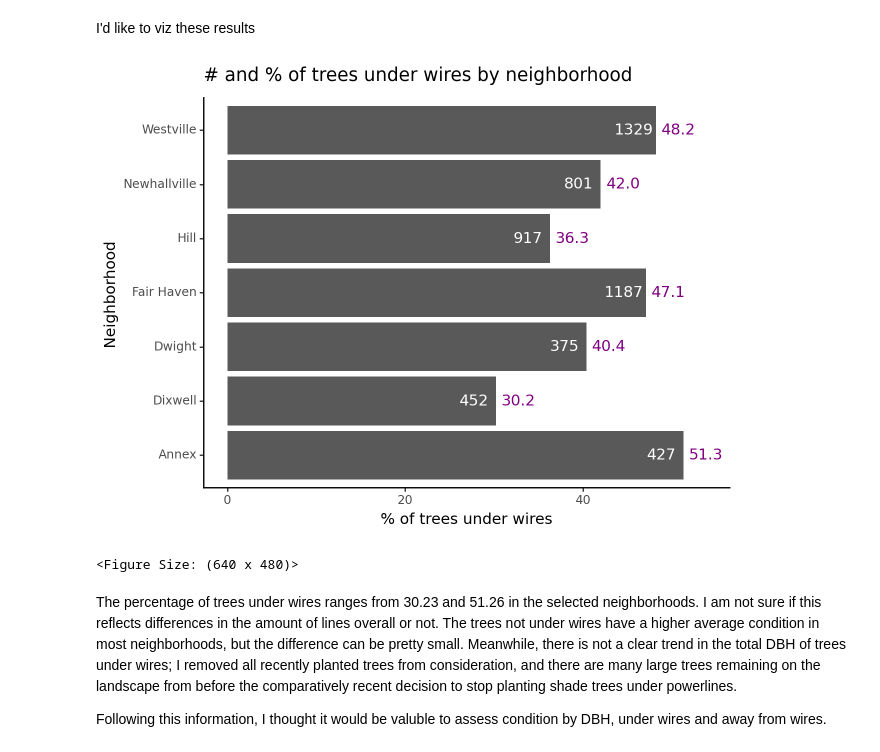
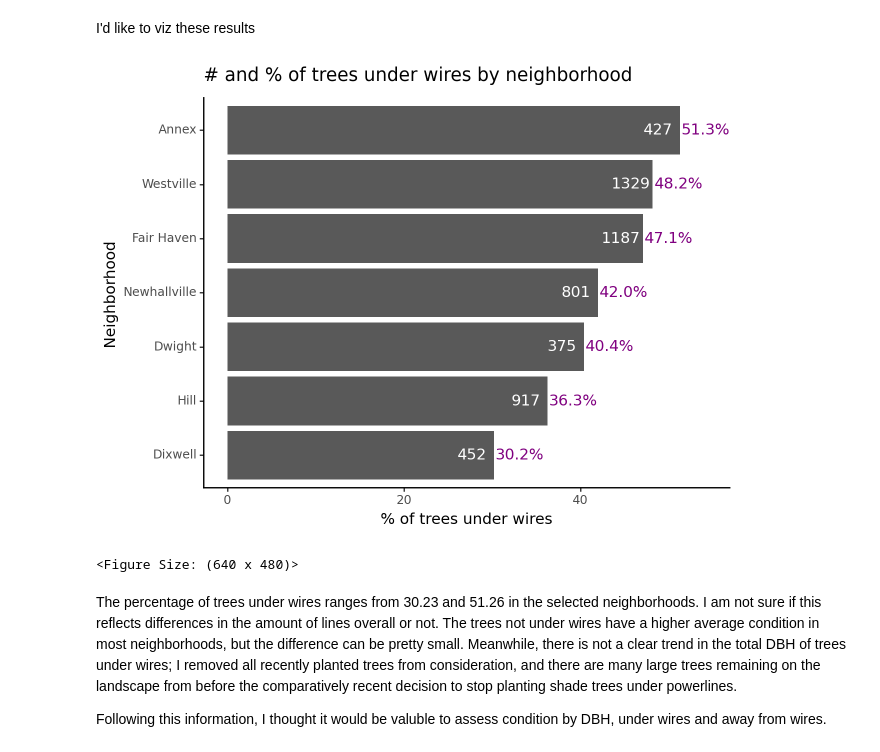
Before and after one commit to envirodatascience/final-project-urban-treeam, a Jupyter notebook: Les_UtilityLines.ipynb, the cells around one changed output. Drawn from its saved outputs; the diff is of its cells as text; code cells hidden in the pictures.

```diff
--- a/Les_UtilityLines.ipynb
+++ b/Les_UtilityLines.ipynb
@@ -251,20 +251,35 @@ nbhds.head()
 | 4 | 22 | 877.07 | ANNEX | Annex | 3.820526e+07 | 27866.216819 | 6.292540e+06 | 11311.987361 | .19 | ... |
 # %% [markdown]
 I'd like to viz these results
+# %%
+plotdata=nbhds
+plotdata.perc_wire=plotdata.perc_wire.round(decimals=1)
+
+plotdata['Neighborhood'] = pd.Categorical(plotdata['Neighborhood'])
+neighborhood_map = plotdata.set_index('Neighborhood')['perc_wire'].to_dict()
+
+# Then, reorder the factor levels of the "Neighborhood" column based on the perc_wire values
+neighborhood_order = sorted(plotdata['Neighborhood'], key=lambda x: neighborhood_map[x])
+
+# Finally, update the "Neighborhood" column with the reordered factor levels
+plotdata['Neighborhood'] = pd.Categorical(plotdata['Neighborhood'], categories=neighborhood_order, ordered=True)
 # %%
-nbhds.perc_wire=nbhds.perc_wire.round(decimals=1)
+
+plotdata['Neighborhood'] = pd.Categorical(plotdata['Neighborhood'])
+#.reorder_categories(plotdata['perc_wire'].unique().sort(), ordered=True)
+
 (
-  ggplot(nbhds)
-   + geom_col( aes(x='Neighborhood', y='perc_wire'))
+  ggplot(plotdata)
+   + geom_col(aes(x='Neighborhood', y='perc_wire'))
    + coord_flip()
    + geom_text(aes(x='Neighborhood', y='perc_wire', label='Wire_Trees'), color='white', nudge_y = -2.5)
-   + geom_text(aes(x='Neighborhood', y='perc_wire', label='perc_wire'), color='purple', nudge_y = 2.5)
+   + geom_text(aes(x='Neighborhood', y='perc_wire', label=plotdata['perc_wire'].astype(str) + "%"), color='purple', nudge_y = 2.9)
    + ylab("% of trees under wires")
    + ggtitle("# and % of trees under wires by neighborhood")
    + theme_classic()
 )
 # %% [output]
-[figure, old version]
+[figure, new version]
 <Figure Size: (640 x 480)>
 # %% [markdown]
 The percentage of trees under wires ranges from 30.23 and 51.26 in the selected neighborhoods. I am not sure if this reflects differences in the amount of lines overall or not. The trees not under wires have a higher average condition in most neighborhoods, but the difference can be pretty small. Meanwhile, there is not a clear trend in the total DBH of trees under wires; I removed all recently planted trees from consideration, and there are many large trees remaining on the landscape from before the comparatively recent decision to stop planting shade trees under powerlines.
```
Also changed, not shown: parts of 2 cells of this notebook.
